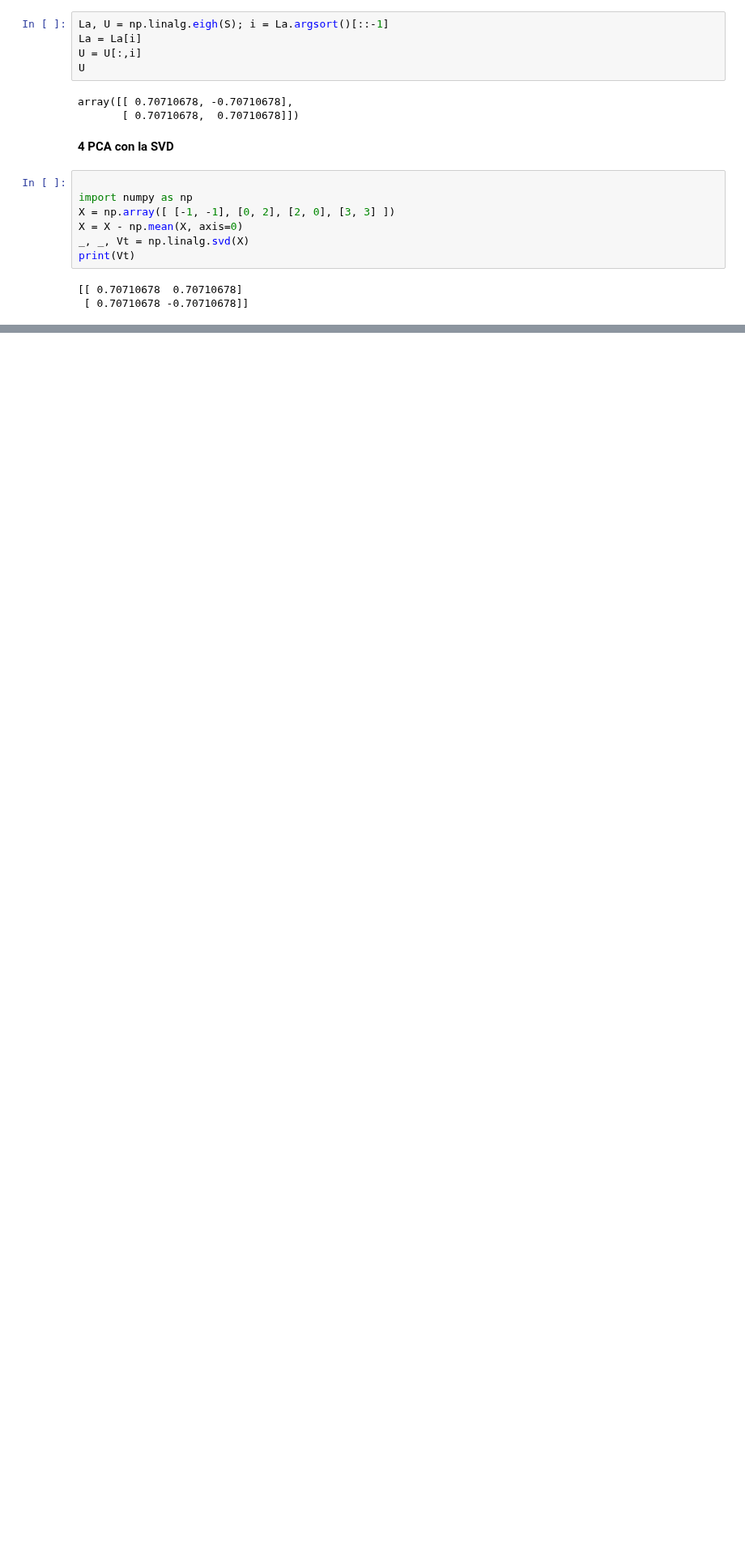
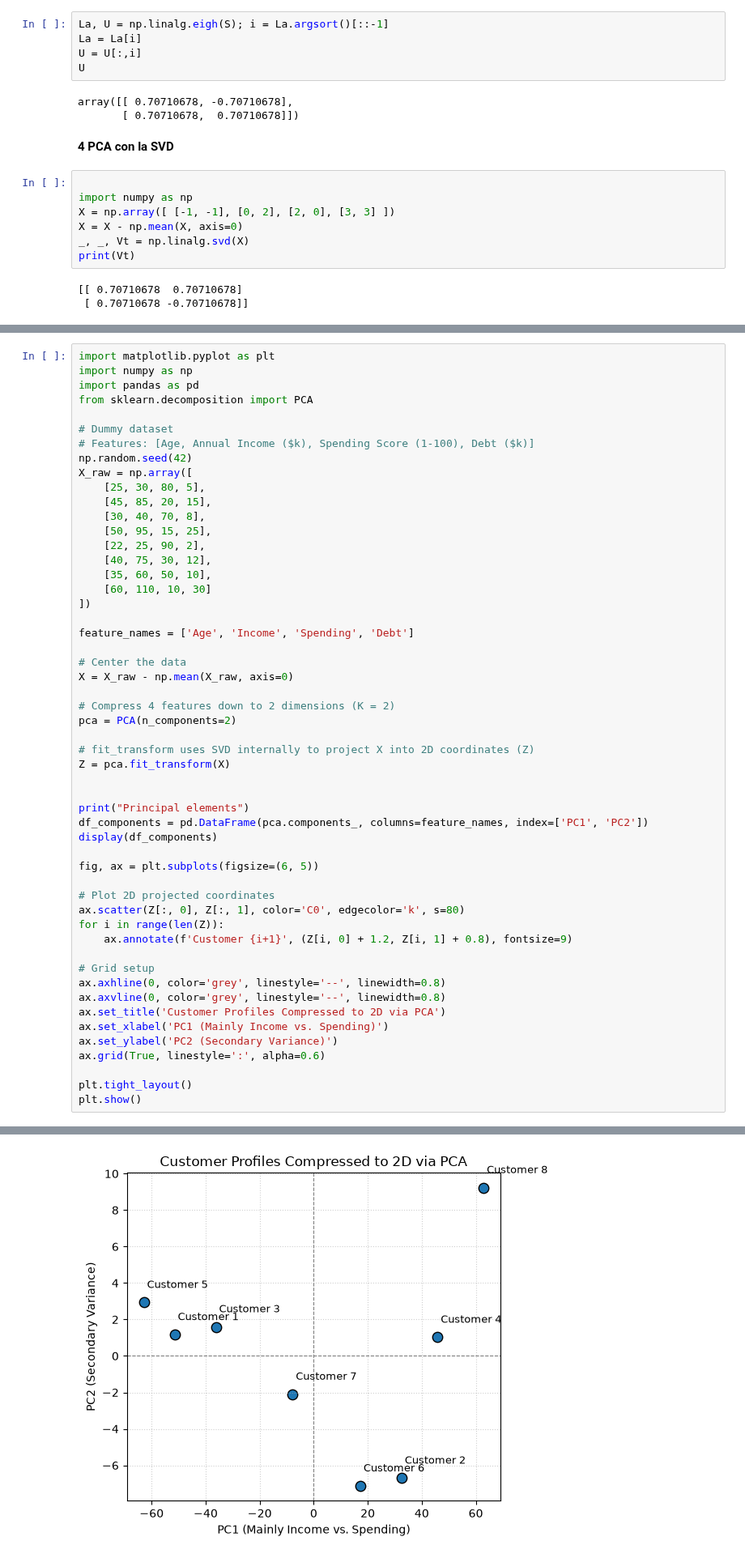
Before and after one commit to aodnokl/UPV, a Jupyter notebook: APA/Theory/PCA/PCA.ipynb, the cells around one changed output, grey strips where cells are left out. Shown at 81% size. Saved outputs shown, nothing was run; the diff lists cells and outputs as text; blank space fills up the shorter version.

```diff
--- a/APA/Theory/PCA/PCA.ipynb
+++ b/APA/Theory/PCA/PCA.ipynb
@@ -128,0 +131,54 @@ print(Vt)
+# %%
+import matplotlib.pyplot as plt
+import numpy as np
+import pandas as pd
+from sklearn.decomposition import PCA
+
+# Dummy dataset
+# Features: [Age, Annual Income ($k), Spending Score (1-100), Debt ($k)]
+np.random.seed(42)
+X_raw = np.array([
+    [25, 30, 80, 5],
+    [45, 85, 20, 15],
+    [30, 40, 70, 8],
+    [50, 95, 15, 25],
+    [22, 25, 90, 2],
+    [40, 75, 30, 12],
+    [35, 60, 50, 10],
+    [60, 110, 10, 30]
+])
+
+feature_names = ['Age', 'Income', 'Spending', 'Debt']
+
+# Center the data
+X = X_raw - np.mean(X_raw, axis=0)
+
+# Compress 4 features down to 2 dimensions (K = 2)
+pca = PCA(n_components=2)
+
+# fit_transform uses SVD internally to project X into 2D coordinates (Z)
+Z = pca.fit_transform(X)
+
+
+print("Principal elements")
+df_components = pd.DataFrame(pca.components_, columns=feature_names, index=['PC1', 'PC2'])
+display(df_components)
+
+fig, ax = plt.subplots(figsize=(6, 5))
+
+# Plot 2D projected coordinates
+ax.scatter(Z[:, 0], Z[:, 1], color='C0', edgecolor='k', s=80)
+for i in range(len(Z)):
+    ax.annotate(f'Customer {i+1}', (Z[i, 0] + 1.2, Z[i, 1] + 0.8), fontsize=9)
+
+# Grid setup
+ax.axhline(0, color='grey', linestyle='--', linewidth=0.8)
+ax.axvline(0, color='grey', linestyle='--', linewidth=0.8)
+ax.set_title('Customer Profiles Compressed to 2D via PCA')
+ax.set_xlabel('PC1 (Mainly Income vs. Spending)')
+ax.set_ylabel('PC2 (Secondary Variance)')
+ax.grid(True, linestyle=':', alpha=0.6)
+
+plt.tight_layout()
+plt.show()
+# %% [output]
@@ -128,0 +189 @@ print(Vt)
+[figure, added]
```
Also changed, not shown: parts of 2 cells of this notebook.
